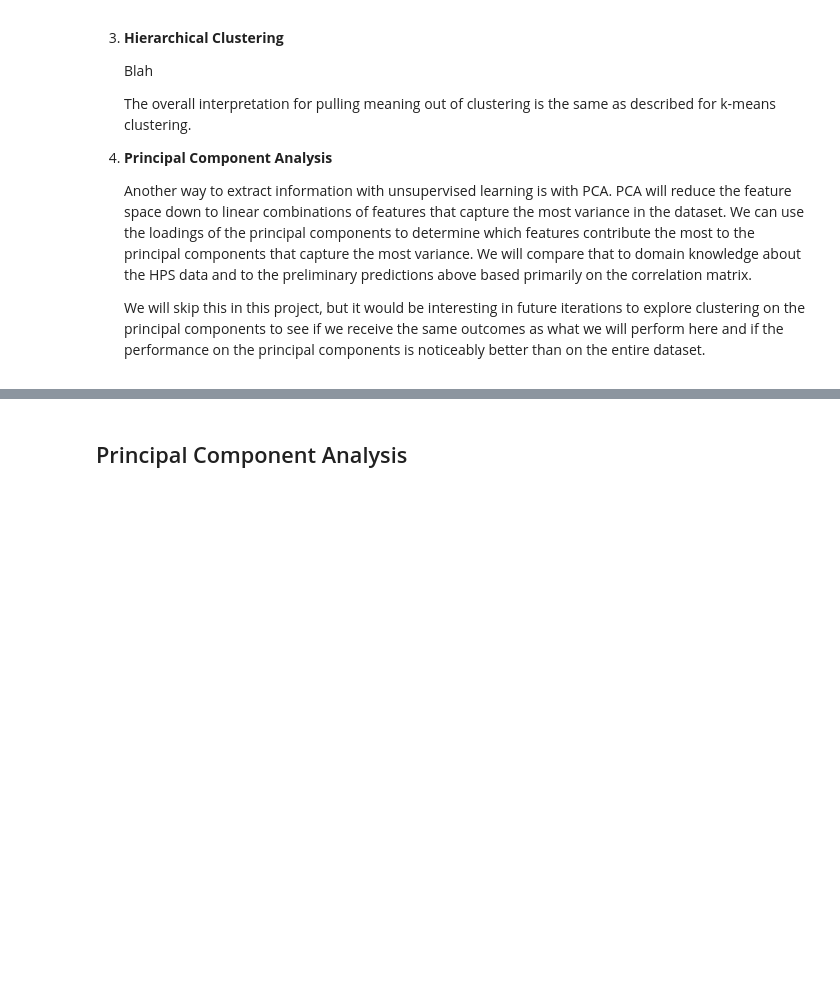
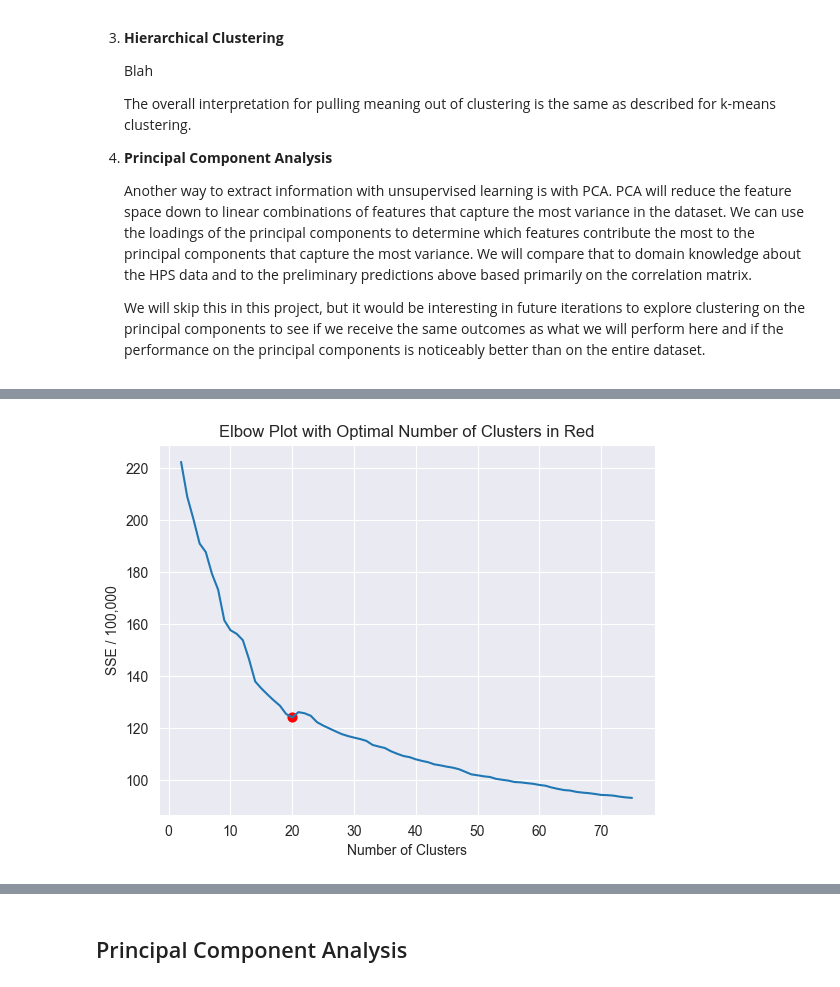
Before and after one commit to jhleakakos/msds-unsupervised-learning-final, a Jupyter notebook: even_more_surveys.ipynb, the cells around one changed output, grey strips where cells are left out. Cells and saved outputs as stored; diff of their text form; code cells hidden in the pictures; blank space fills up the shorter version.

```diff
--- a/even_more_surveys.ipynb
+++ b/even_more_surveys.ipynb
@@ -1048,0 +1168,21 @@ That said, k-means clustering is intuitive and easy to follow, so it is a good f
+# %%
+# SSE is large enough that it displays in scientific notation, which muddies the visual.
+# This keeps the y-axis labels more reasonable.
+scale = 100000
+
+elbow = sns.lineplot(
+    x=[i for i in range(2, n_clusters+1)]
+    , y=[e/scale for e in sse]
+)
+elbow.set_title(
+    'Elbow Plot with Optimal Number of Clusters in Red'
+)
+elbow.set(
+    xlabel='Number of Clusters'
+    , ylabel=f'SSE / {scale:,}'
+)
+
+# Mark optimal cluster number
+plt.scatter(20, sse[18]/scale, marker='o', s=40, color='red');
+# %% [output]
+[figure, added]
```
Also changed, not shown: parts of 13 cells of this notebook.
